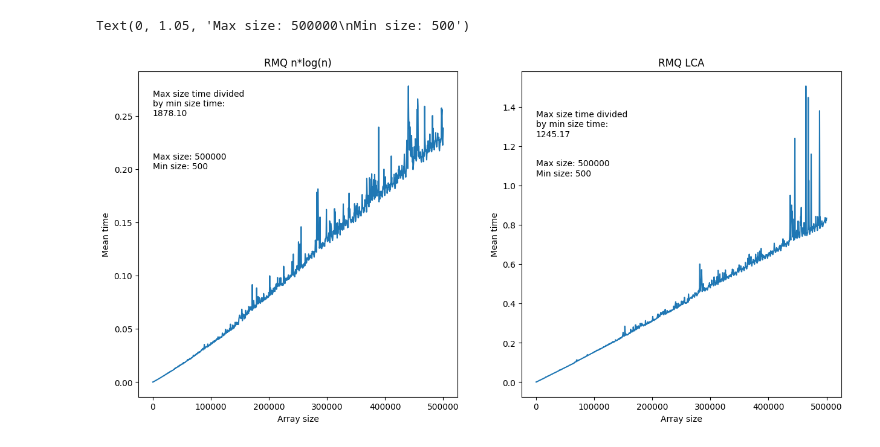
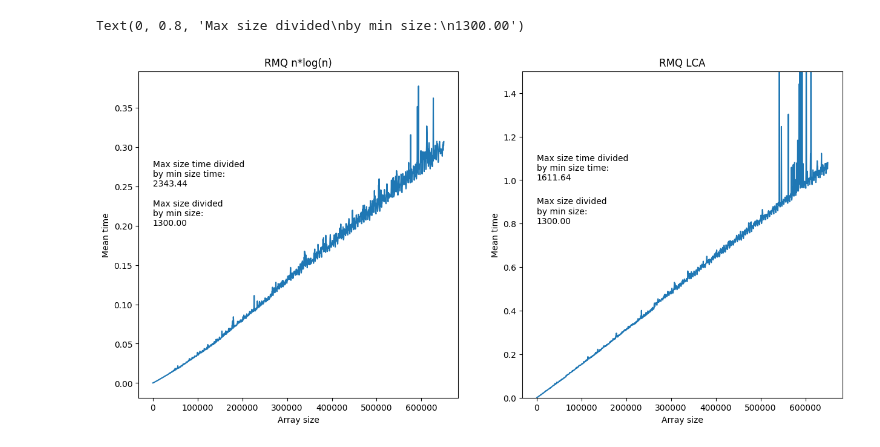
Before and after one commit to a13xbb/algorithms-labs-mag, a Jupyter notebook: rmq_lca/plots.ipynb, the cells around one changed output. Cells and saved outputs as stored; diff of their text form; code cells hidden in the pictures.

Commit message:
650k plots done

```diff
--- a/rmq_lca/plots.ipynb
+++ b/rmq_lca/plots.ipynb
@@ -9,28 +9,29 @@ with open('lca_output.txt', 'r') as fin:
     lca_times = list(map(float, fin.read().splitlines()))
 # %%
 step_size = 500
-max_size = 500000
+max_size = 650000
 vec_sizes = list(range(step_size, max_size + 1, step_size))
 # %%
 f, axs = plt.subplots(1, 2, figsize=(15, 7))
 
 plt.subplot(1, 2, 1)
 plt.plot(vec_sizes, nlogn_times)
 plt.title('RMQ n*log(n)')
 plt.xlabel('Array size')
 plt.ylabel('Mean time')
 
 plt.text(0, 0.25, f'Max size time divided\nby min size time:\n{(nlogn_times[-1] / nlogn_times[0]):.2f}')
-plt.text(0, 0.2, f'Max size: {vec_sizes[-1]}\nMin size: {vec_sizes[0]}')
+plt.text(0, 0.2, f'Max size divided\nby min size:\n{(vec_sizes[-1] / vec_sizes[0]):.2f}')
 
 plt.subplot(1, 2, 2)
+plt.ylim(0, 1.5)
 plt.plot(vec_sizes, lca_times)
 plt.title('RMQ LCA')
 plt.xlabel('Array size')
 plt.ylabel('Mean time')
 
-plt.text(0, 1.25, f'Max size time divided\nby min size time:\n{(lca_times[-1] / lca_times[0]):.2f}')
-plt.text(0, 1.05, f'Max size: {vec_sizes[-1]}\nMin size: {vec_sizes[0]}')
+plt.text(0, 1, f'Max size time divided\nby min size time:\n{(lca_times[-1] / lca_times[0]):.2f}')
+plt.text(0, 0.8, f'Max size divided\nby min size:\n{(vec_sizes[-1] / vec_sizes[0]):.2f}')
 # %% [output]
-Text(0, 1.05, 'Max size: 500000\nMin size: 500')
+Text(0, 0.8, 'Max size divided\nby min size:\n1300.00')
-[figure, old version]
+[figure, new version]
```
Also changed, not shown: parts of 3 cells of this notebook, 1 other file.
